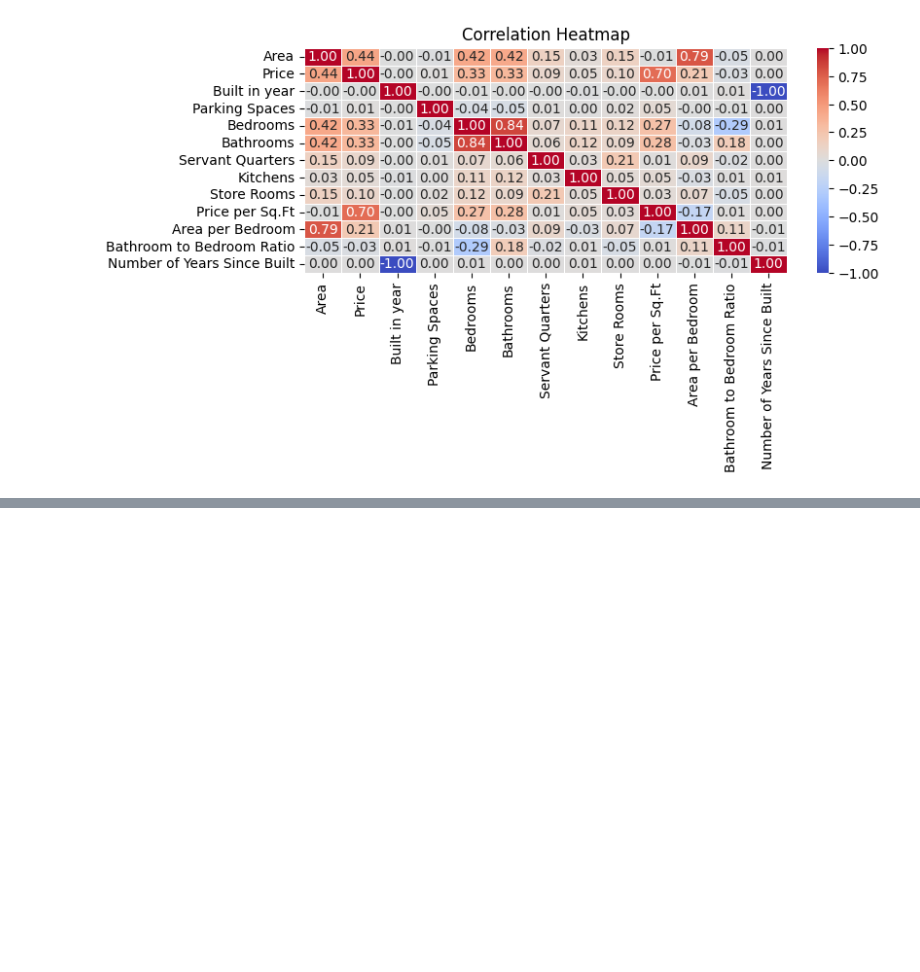
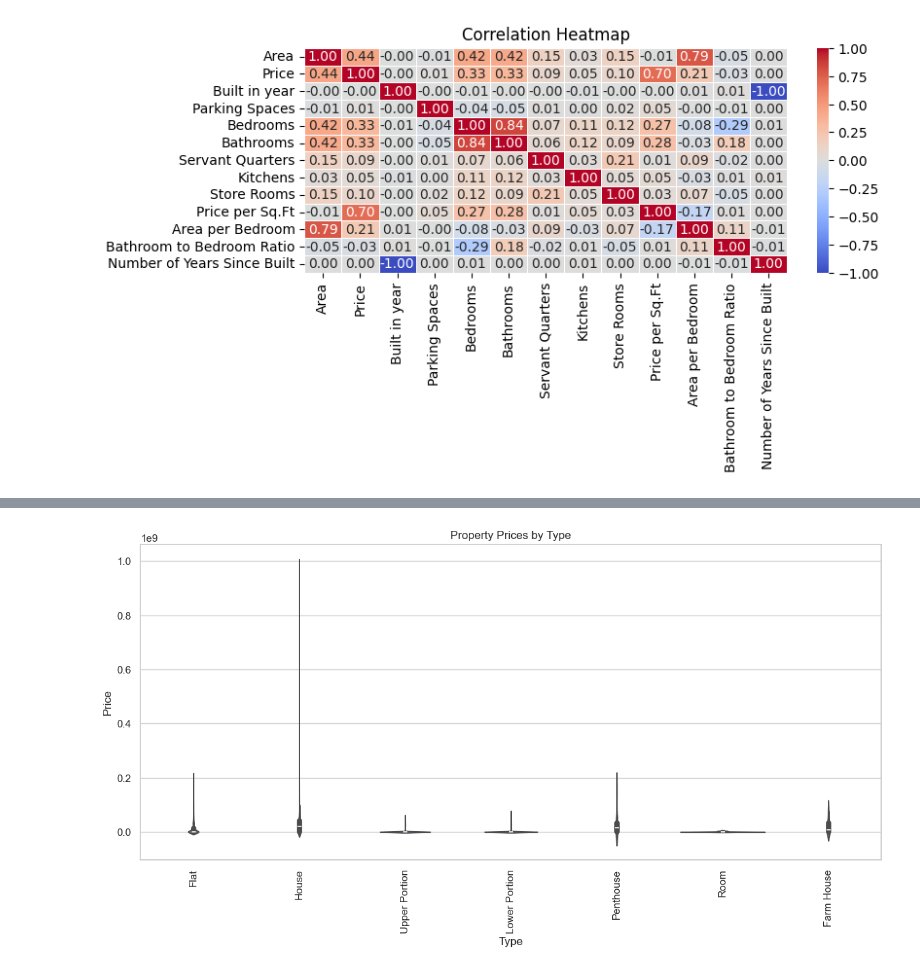
Before and after one commit to AbdulWahid026/zameen-eda-project, a Jupyter notebook: notebook/zameen_eda_final.ipynb, the cells around one changed output, grey strips where cells are left out. Drawn from its saved outputs; the diff is of its cells as text; code cells hidden in the pictures; blank space fills up the shorter version.

```diff
--- a/notebook/zameen_eda_final.ipynb
+++ b/notebook/zameen_eda_final.ipynb
@@ -468,0 +481,9 @@ plt.show()
+# %%
+plt.figure(figsize=(14,6))
+sns.violinplot(x='Type', y='Price', data=zameen_df)
+plt.title('Property Prices by Type')
+plt.xticks(rotation=90)
+plt.savefig(os.path.join(visuals_path, 'Price_wrt_City_boxplot.png'), bbox_inches='tight')
+plt.show()
+# %% [output]
+[figure, added]
```
Also changed, not shown: parts of 5 cells of this notebook, 2 other files.
